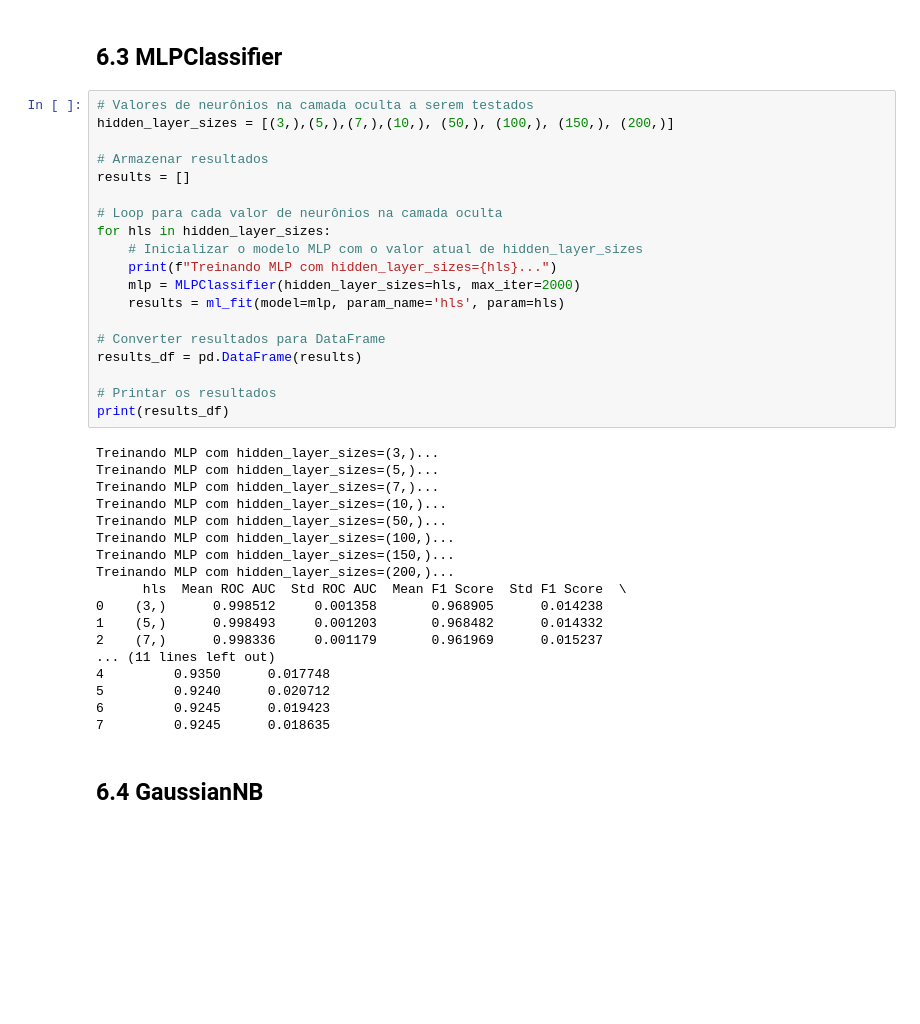
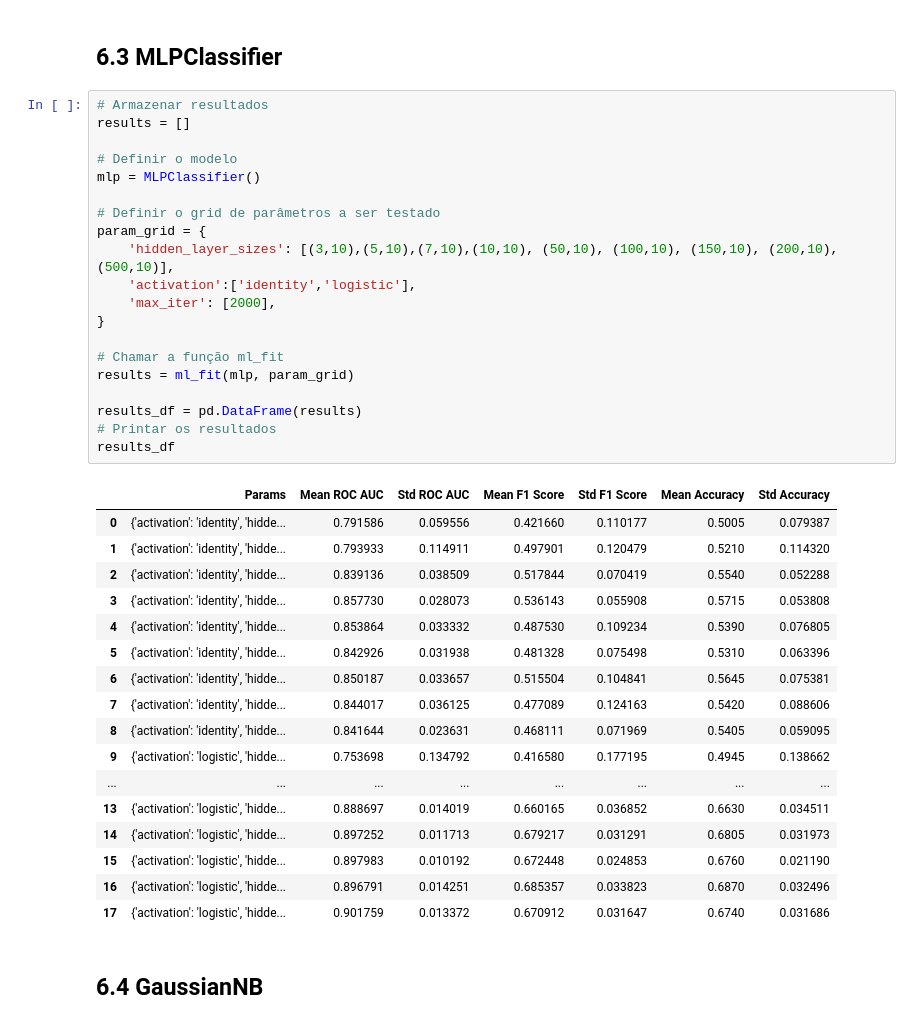
Before and after one commit to racouto7/PES03-Aprendizado-de-M-quinas-1, a Jupyter notebook: Projeto Aprendizado I.ipynb, the cells around one changed output. Saved outputs shown, nothing was run; the diff lists cells and outputs as text; blank space fills up the shorter version.

```diff
--- a/Projeto Aprendizado I.ipynb
+++ b/Projeto Aprendizado I.ipynb
@@ -543,42 +583,43 @@ Feature Engineering: Utilize métodos como Recursive Feature Elimination (RFE) o
 # %% [markdown]
 ## 6.3  MLPClassifier
 # %%
-# Valores de neurônios na camada oculta a serem testados
-hidden_layer_sizes = [(3,),(5,),(7,),(10,), (50,), (100,), (150,), (200,)]
-
 # Armazenar resultados
 results = []
 
-# Loop para cada valor de neurônios na camada oculta
-for hls in hidden_layer_sizes:
-    # Inicializar o modelo MLP com o valor atual de hidden_layer_sizes
-    print(f"Treinando MLP com hidden_layer_sizes={hls}...")
-    mlp = MLPClassifier(hidden_layer_sizes=hls, max_iter=2000)
-    results = ml_fit(model=mlp, param_name='hls', param=hls)
+# Definir o modelo
+mlp = MLPClassifier()
 
-# Converter resultados para DataFrame
+# Definir o grid de parâmetros a ser testado
+param_grid = {
+    'hidden_layer_sizes': [(3,10),(5,10),(7,10),(10,10), (50,10), (100,10), (150,10), (200,10),(500,10)],
+    'activation':['identity','logistic'],
+    'max_iter': [2000],
+}
+
+# Chamar a função ml_fit
+results = ml_fit(mlp, param_grid)
+
 results_df = pd.DataFrame(results)
-
 # Printar os resultados
-print(results_df)
+results_df
 # %% [output]
-Treinando MLP com hidden_layer_sizes=(3,)...
-Treinando MLP com hidden_layer_sizes=(5,)...
-Treinando MLP com hidden_layer_sizes=(7,)...
-Treinando MLP com hidden_layer_sizes=(10,)...
-Treinando MLP com hidden_layer_sizes=(50,)...
-Treinando MLP com hidden_layer_sizes=(100,)...
-Treinando MLP com hidden_layer_sizes=(150,)...
-Treinando MLP com hidden_layer_sizes=(200,)...
-      hls  Mean ROC AUC  Std ROC AUC  Mean F1 Score  Std F1 Score  \
-0    (3,)      0.998512     0.001358       0.968905      0.014238
-1    (5,)      0.998493     0.001203       0.968482      0.014332
-2    (7,)      0.998336     0.001179       0.961969      0.015237
-... (11 lines left out)
-4         0.9350      0.017748
-5         0.9240      0.020712
-6         0.9245      0.019423
-7         0.9245      0.018635
+|  | Params | Mean ROC AUC | Std ROC AUC | Mean F1 Score | Std F1 Score | Mean Accuracy | Std Accuracy |
+| 0 | {'activation': 'identity', 'hidde... | 0.791586 | 0.059556 | 0.421660 | 0.110177 | 0.5005 | 0.079387 |
+| 1 | {'activation': 'identity', 'hidde... | 0.793933 | 0.114911 | 0.497901 | 0.120479 | 0.5210 | 0.114320 |
+| 2 | {'activation': 'identity', 'hidde... | 0.839136 | 0.038509 | 0.517844 | 0.070419 | 0.5540 | 0.052288 |
+| 3 | {'activation': 'identity', 'hidde... | 0.857730 | 0.028073 | 0.536143 | 0.055908 | 0.5715 | 0.053808 |
+| 4 | {'activation': 'identity', 'hidde... | 0.853864 | 0.033332 | 0.487530 | 0.109234 | 0.5390 | 0.076805 |
+| 5 | {'activation': 'identity', 'hidde... | 0.842926 | 0.031938 | 0.481328 | 0.075498 | 0.5310 | 0.063396 |
+| 6 | {'activation': 'identity', 'hidde... | 0.850187 | 0.033657 | 0.515504 | 0.104841 | 0.5645 | 0.075381 |
+| 7 | {'activation': 'identity', 'hidde... | 0.844017 | 0.036125 | 0.477089 | 0.124163 | 0.5420 | 0.088606 |
+| 8 | {'activation': 'identity', 'hidde... | 0.841644 | 0.023631 | 0.468111 | 0.071969 | 0.5405 | 0.059095 |
+| 9 | {'activation': 'logistic', 'hidde... | 0.753698 | 0.134792 | 0.416580 | 0.177195 | 0.4945 | 0.138662 |
+| ... | ... | ... | ... | ... | ... | ... | ... |
+| 13 | {'activation': 'logistic', 'hidde... | 0.888697 | 0.014019 | 0.660165 | 0.036852 | 0.6630 | 0.034511 |
+| 14 | {'activation': 'logistic', 'hidde... | 0.897252 | 0.011713 | 0.679217 | 0.031291 | 0.6805 | 0.031973 |
+| 15 | {'activation': 'logistic', 'hidde... | 0.897983 | 0.010192 | 0.672448 | 0.024853 | 0.6760 | 0.021190 |
+| 16 | {'activation': 'logistic', 'hidde... | 0.896791 | 0.014251 | 0.685357 | 0.033823 | 0.6870 | 0.032496 |
+| 17 | {'activation': 'logistic', 'hidde... | 0.901759 | 0.013372 | 0.670912 | 0.031647 | 0.6740 | 0.031686 |
 # %% [markdown]
 ## 6.4 GaussianNB
 # %%
```
Also changed, not shown: parts of 33 cells of this notebook.
